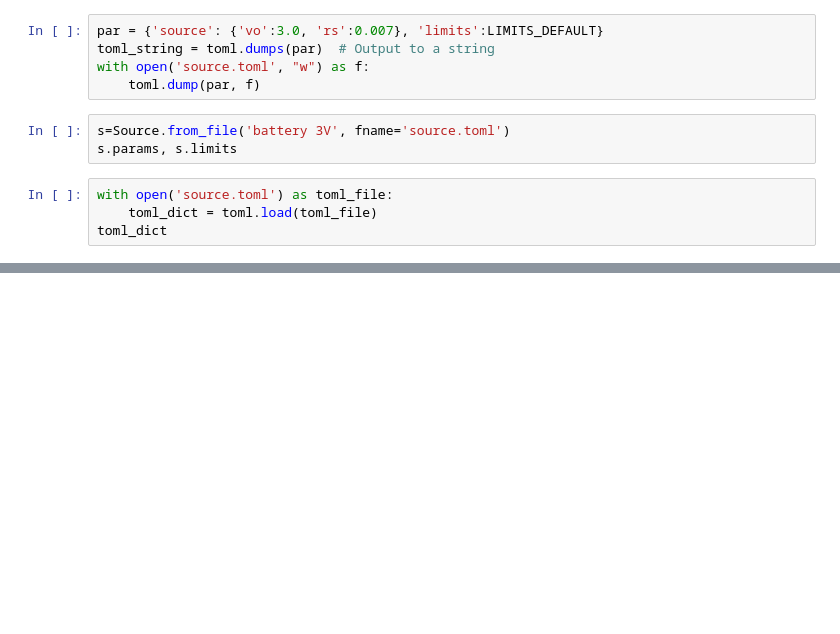
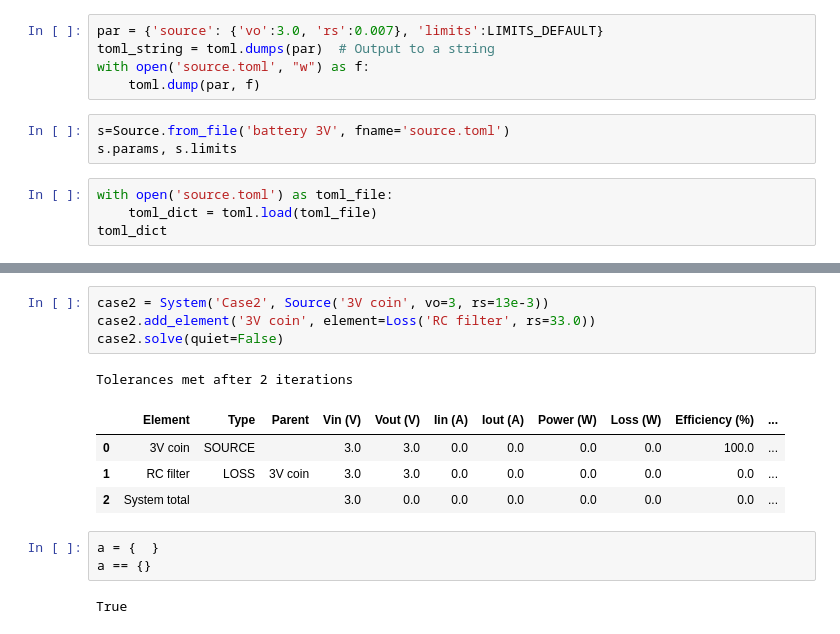
Before and after one commit to geddy11/tmp_sl, a Jupyter notebook: work/sysLoss.ipynb, the cells around one changed output, grey strips where cells are left out. Drawn from its saved outputs; the diff is of its cells as text; blank space fills up the shorter version.

```diff
--- a/work/sysLoss.ipynb
+++ b/work/sysLoss.ipynb
@@ -911,0 +540,15 @@ toml_dict
+# %%
+case2 = System('Case2', Source('3V coin', vo=3, rs=13e-3))
+case2.add_element('3V coin', element=Loss('RC filter', rs=33.0))
+case2.solve(quiet=False)
+# %% [output]
+Tolerances met after 2 iterations
+|  | Element | Type | Parent | Vin (V) | Vout (V) | Iin (A) | Iout (A) | Power (W) | Loss (W) | Efficiency (%) | ... |
+| 0 | 3V coin | SOURCE |  | 3.0 | 3.0 | 0.0 | 0.0 | 0.0 | 0.0 | 100.0 | ... |
+| 1 | RC filter | LOSS | 3V coin | 3.0 | 3.0 | 0.0 | 0.0 | 0.0 | 0.0 | 0.0 | ... |
+| 2 | System total |  |  | 3.0 | 0.0 | 0.0 | 0.0 | 0.0 | 0.0 | 0.0 | ... |
+# %%
+a = {  }
+a == {}
+# %% [output]
+True
```
Also changed, not shown: parts of 11 cells of this notebook, 5 other files.
